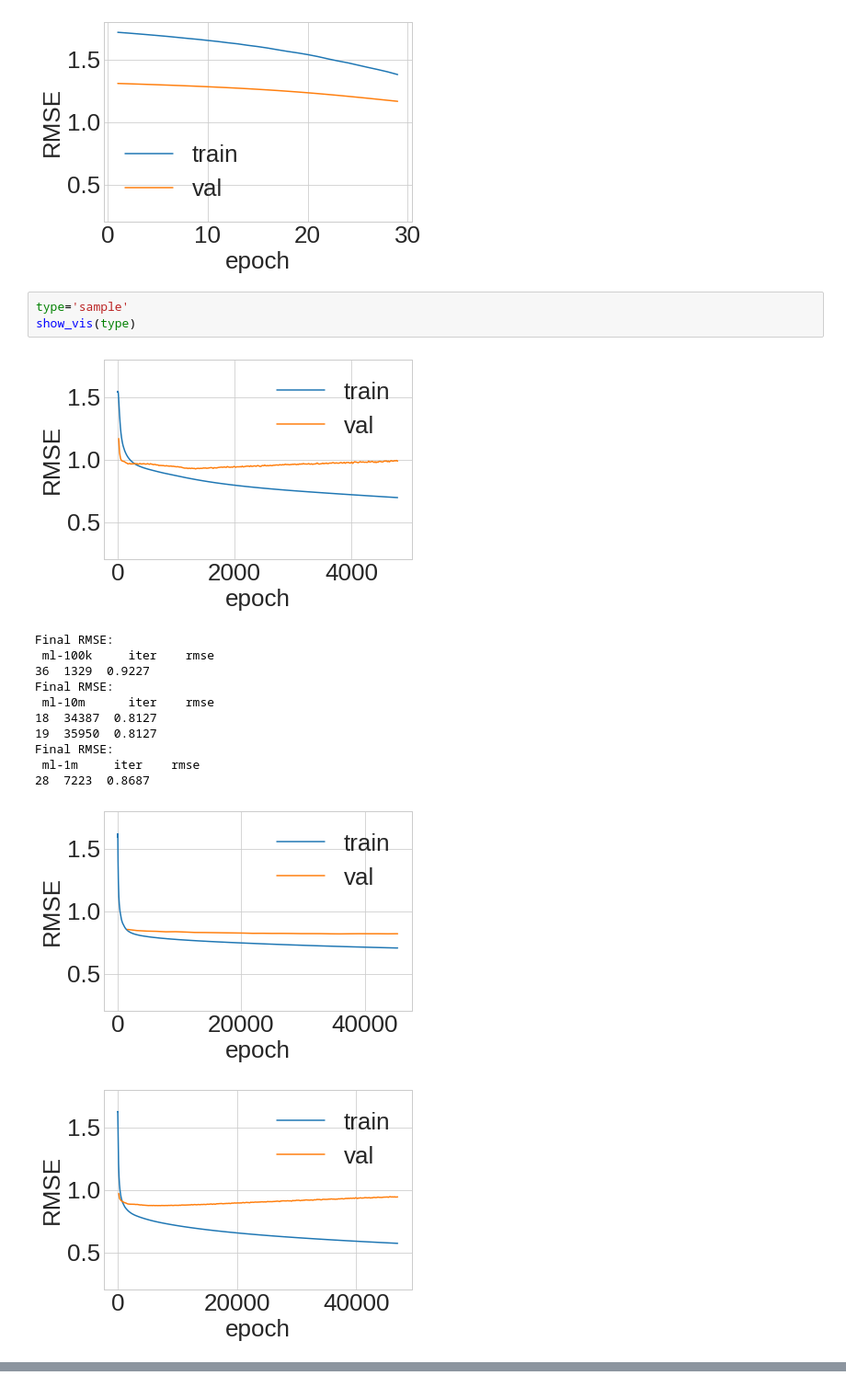
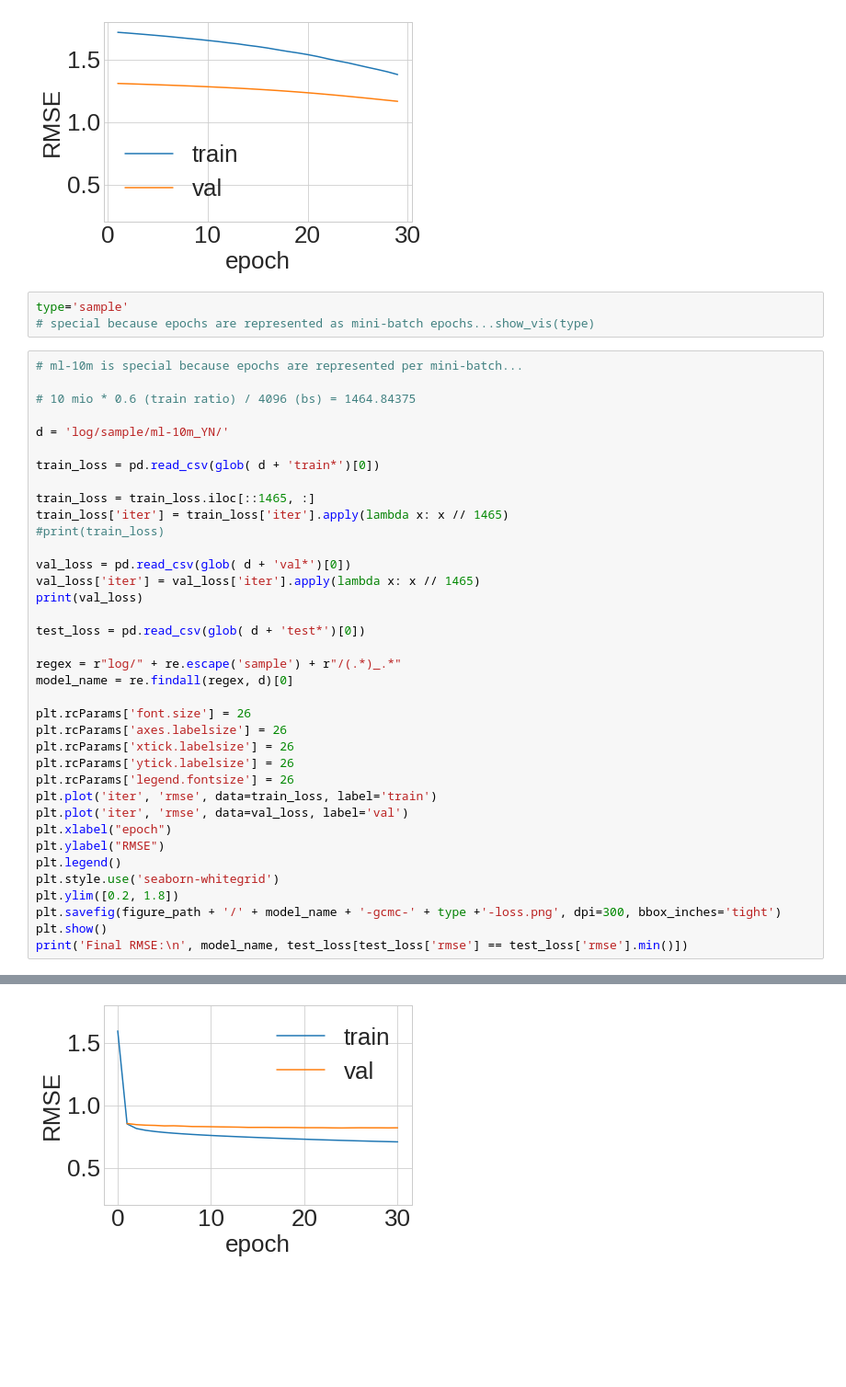
Before and after one commit to tobiasweede/rs-via-gnn, a Jupyter notebook: 02_gcmc/movielens/movielens_gcmc_training_visualization.ipynb, the cells around one changed output, grey strips where cells are left out. Shown at 92% size. Drawn from its saved outputs; the diff is of its cells as text; blank space fills up the shorter version.

```diff
--- a/02_gcmc/movielens/movielens_gcmc_training_visualization.ipynb
+++ b/02_gcmc/movielens/movielens_gcmc_training_visualization.ipynb
@@ -73,18 +73,42 @@ Final RMSE:
 [figure]
 # %%
 type='sample'
-show_vis(type)
+# special because epochs are represented as mini-batch epochs...show_vis(type)
-# %% [output]
-[figure, removed]
-Final RMSE:
- ml-100k     iter    rmse
-36  1329  0.9227
-Final RMSE:
- ml-10m      iter    rmse
-18  34387  0.8127
-19  35950  0.8127
-Final RMSE:
- ml-1m     iter    rmse
-28  7223  0.8687
-[figure, removed]
-[figure, removed]
+# %%
+# ml-10m is special because epochs are represented per mini-batch...
+
+# 10 mio * 0.6 (train ratio) / 4096 (bs) = 1464.84375
+
+d = 'log/sample/ml-10m_YN/'
+
+train_loss = pd.read_csv(glob( d + 'train*')[0])
+
+train_loss = train_loss.iloc[::1465, :]
+train_loss['iter'] = train_loss['iter'].apply(lambda x: x // 1465)
+#print(train_loss)
+
+val_loss = pd.read_csv(glob( d + 'val*')[0])
+val_loss['iter'] = val_loss['iter'].apply(lambda x: x // 1465)
+print(val_loss)
+
+test_loss = pd.read_csv(glob( d + 'test*')[0])
+
+regex = r"log/" + re.escape('sample') + r"/(.*)_.*"
+model_name = re.findall(regex, d)[0]
+
+plt.rcParams['font.size'] = 26
+plt.rcParams['axes.labelsize'] = 26
+plt.rcParams['xtick.labelsize'] = 26
+plt.rcParams['ytick.labelsize'] = 26
+plt.rcParams['legend.fontsize'] = 26
+plt.plot('iter', 'rmse', data=train_loss, label='train')
+plt.plot('iter', 'rmse', data=val_loss, label='val')
+plt.xlabel("epoch")
+plt.ylabel("RMSE")
+plt.legend()
+plt.style.use('seaborn-whitegrid')
+plt.ylim([0.2, 1.8])
+plt.savefig(figure_path + '/' + model_name + '-gcmc-' + type +'-loss.png', dpi=300, bbox_inches='tight')
+plt.show()
+print('Final RMSE:\n', model_name, test_loss[test_loss['rmse'] == test_loss['rmse'].min()])
+# %% [output]
@@ -90,0 +132 @@ Final RMSE:
+[figure, added]
```
Also changed, not shown: parts of 2 cells of this notebook, 5 other files.
